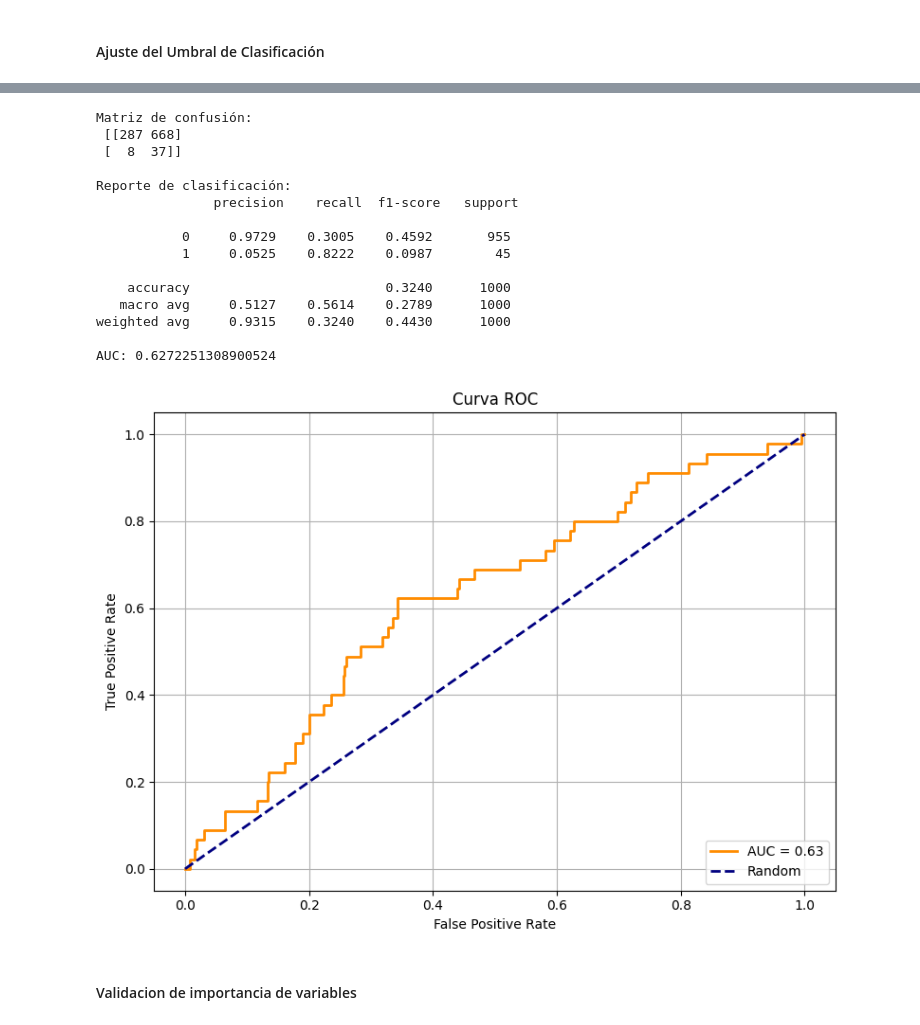
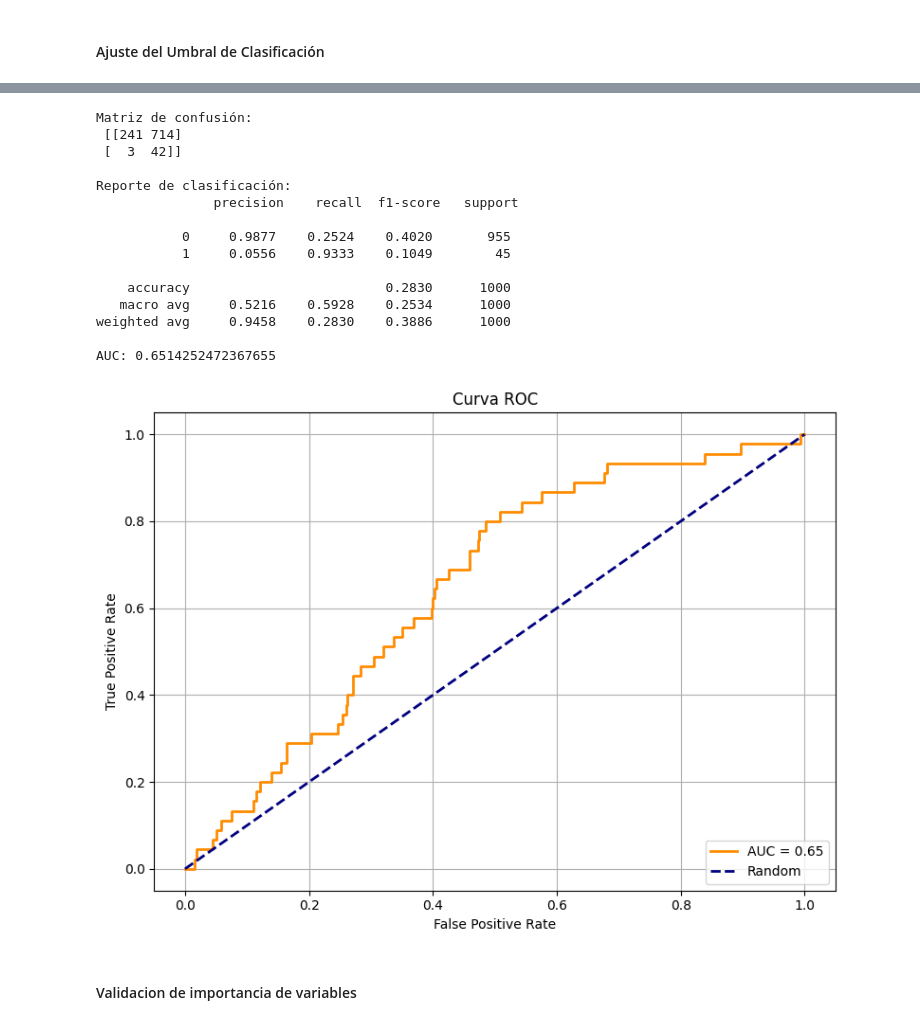
Before and after one commit to Camilabperez/Deteccion-fraude-ML, a Jupyter notebook: training/fraud-detection.ipynb, the cells around one changed output, grey strips where cells are left out. Saved outputs shown, nothing was run; the diff lists cells and outputs as text; code cells hidden in the pictures.

```diff
--- a/training/fraud-detection.ipynb
+++ b/training/fraud-detection.ipynb
@@ -441,15 +441,15 @@ data1['Month'] = data1['Timestamp'].dt.month
 
 # Proporción del monto sobre el saldo
 data1['TransactionAmountRelativeToBalance'] = data1['TransactionAmount'] / data1['AccountBalance']
-
-# (opcional) Si querés eliminar infinitos por divisiones por cero
 data1['TransactionAmountRelativeToBalance'].replace([np.inf, -np.inf], np.nan, inplace=True)
 data1['TransactionAmountRelativeToBalance'].fillna(0, inplace=True)
 
-data1['BalancePostTransaction'] = data1['AccountBalance'] - data1['TransactionAmount']
 data1['IsWeekend'] = data1['DayOfWeek'].isin([5, 6]).astype(int)
 
+data1.drop(['Timestamp','LastLogin', 'TransactionAmount', 'AccountBalance'],axis=1)
 
+label_encoder = LabelEncoder()
+data1['Category'] = label_encoder.fit_transform(data1['Category'])
 data1.head()
 # %% [output]
 |  | FraudIndicator | Category | TransactionAmount | AnomalyScore | Timestamp | MerchantID | Amount | CustomerID | ... |
@@ -462,8 +462,3 @@ data1.head()
 # Se eliminan las columnas que no son relevantes y se separa la variable objetivo en la variable Y
 x_data = data1.drop(['FraudIndicator','Timestamp','LastLogin'],axis=1)
 y_data = data1['FraudIndicator']
-# %%
-# Utiliza LabelEncoder para transformar valores categóricos (como texto) en números
-label_encoder = LabelEncoder()
-x_data['Category'] = label_encoder.fit_transform(x_data['Category'])
-x_data
@@ -572,6 +527,6 @@ scoring_lr = {
 # %%
-param_grid_lr_inicial = [
-    # SMOTE y SVMSMOTE
+param_grid_lr_1 = [
+    # SMOTE y SVMSMOTE, y l2
     {
         'clf__penalty': ['l2'],
         'clf__C': [1.0],
@@ -581,12 +536,15 @@ param_grid_lr_inicial = [
         'clf__fit_intercept': [True],
         'clf__tol': [0.001],
         'scaler': [MinMaxScaler(), RobustScaler(), StandardScaler()],
+        'under': [RandomUnderSampler(sampling_strategy=0.3, random_state=42),
+            InstanceHardnessThreshold(random_state=42),
+            OneSidedSelection(random_state=42)],
         'smote': [SMOTE(), SVMSMOTE()],
         'smote__k_neighbors': [3, 5, 7],
         'smote__sampling_strategy': ['auto', 0.8],
         'smote__random_state': [42]
     },
-    # ADASYN
+    # ADASYN y l1
     {
         'clf__penalty': ['l1'],
         'clf__C': [1.0],
@@ -596,6 +554,12 @@ param_grid_lr_inicial = [
         'clf__fit_intercept': [True],
         'clf__tol': [0.001],
         'scaler': [MinMaxScaler(), RobustScaler(), StandardScaler()],
+        'under': [TomekLinks(),
+            EditedNearestNeighbours(),
+            RepeatedEditedNearestNeighbours(),
+            AllKNN(),
+            NeighbourhoodCleaningRule(),
+            CondensedNearestNeighbour()],
         'smote': [ADASYN()],
         'smote__n_neighbors': [3, 5, 7],
         'smote__sampling_strategy': ['auto', 0.8],
@@ -615,6 +579,7 @@ param_grid_lr_2 = [
         'clf__tol': [0.0001, 0.001],
         'clf__warm_start': [False, True],
         'scaler': [RobustScaler()],
+        'under': [InstanceHardnessThreshold(random_state=42)],
         'smote': [SMOTE()],
         'smote__k_neighbors': [3, 5],
         'smote__sampling_strategy': ['auto'],
@@ -631,8 +596,9 @@ param_grid_lr_2 = [
         'clf__fit_intercept': [True],
         'clf__tol': [0.0001, 0.001],
         'clf__warm_start': [False, True],
-        'clf__dual': [False],  # liblinear acepta dual=True solo para l2
+        'clf__dual': [False],
         'scaler': [RobustScaler()],
+        'under': [InstanceHardnessThreshold(random_state=42)],
         'smote': [SMOTE()],
         'smote__k_neighbors': [3, 5],
         'smote__sampling_strategy': ['auto'],
@@ -645,12 +611,13 @@ param_grid_lr_2 = [
         'clf__C': [0.01, 0.1, 1.0],
         'clf__solver': ['saga'],
         'clf__class_weight': ['balanced', {0:1, 1:3}, {0:1, 1:2}],
-        'clf__l1_ratio': [0.25, 0.5, 0.75],  # Combina l1 y l2
+        'clf__l1_ratio': [0.25, 0.5, 0.75],
         'clf__max_iter': [100, 300],
         'clf__fit_intercept': [True],
         'clf__tol': [0.0001, 0.001],
         'clf__warm_start': [False, True],
         'scaler': [RobustScaler()],
+        'under': [InstanceHardnessThreshold(random_state=42)],
         'smote': [SMOTE()],
         'smote__k_neighbors': [3, 5],
         'smote__sampling_strategy': ['auto'],
@@ -686,7 +653,7 @@ param_grid_lr_3 = [
         'clf__fit_intercept': [True],
         'clf__tol': [0.0001, 0.001],
         'clf__warm_start': [False, True],
-        'clf__dual': [False],  # liblinear acepta dual=True solo para l2
+        'clf__dual': [False],
         'scaler': [RobustScaler()],
         'smote': [SMOTE()],
         'smote__k_neighbors': [4, 5, 6],
@@ -695,7 +662,7 @@ param_grid_lr_3 = [
     }
 ]
 
-param_grid_lr_ajustado = [
+param_grid_lr_4 = [
     {
         'clf__penalty': ['elasticnet'],
         'clf__solver': ['saga'],
@@ -717,9 +684,9 @@ param_grid_lr_ajustado = [
 # %%
 grid_search_lr = GridSearchCV(
     estimator=pipeline_lr,
-    param_grid=param_grid_lr_ajustado,
-    scoring=scoring_lr,
-    refit='f2',
+    param_grid=param_grid_lr_2,
+    scoring=scoring,
+    refit='auc',
     cv=skf_lr,
     verbose=2,
     n_jobs=-1
@@ -766,45 +734,45 @@ best_pipeline = grid_result_lr.best_estimator_
 
 y_proba = best_pipeline.predict_proba(x_data)[:, 1]  # Probabilidad de clase 1
 
-y_pred = (y_proba >= 0.64).astype(int)
+y_pred = (y_proba >= 0.5).astype(int)
 
 print("Matriz de confusión:\n", confusion_matrix(y_data, y_pred))
 print("\nReporte de clasificación:\n", classification_report(y_data, y_pred, digits=4))
 print("AUC:", roc_auc_score(y_data, y_proba))
 
 
 # Calcula la curva ROC
 fpr, tpr, thresholds = roc_curve(y_data, y_proba)
 roc_auc = auc(fpr, tpr)
 
 # Plot
 plt.figure(figsize=(8, 6))
 plt.plot(fpr, tpr, color='darkorange', lw=2, label=f'AUC = {roc_auc:.2f}')
 plt.plot([0, 1], [0, 1], color='navy', lw=2, linestyle='--', label='Random')
 plt.xlabel('False Positive Rate')
 plt.ylabel('True Positive Rate')
 plt.title('Curva ROC')
 plt.legend(loc="lower right")
 plt.grid()
 plt.tight_layout()
 plt.show()
 # %% [output]
 Matriz de confusión:
- [[287 668]
- [  8  37]]
+ [[241 714]
+ [  3  42]]
 
 Reporte de clasificación:
                precision    recall  f1-score   support
 
-           0     0.9729    0.3005    0.4592       955
-           1     0.0525    0.8222    0.0987        45
+           0     0.9877    0.2524    0.4020       955
+           1     0.0556    0.9333    0.1049        45
 
-    accuracy                         0.3240      1000
-   macro avg     0.5127    0.5614    0.2789      1000
-weighted avg     0.9315    0.3240    0.4430      1000
+    accuracy                         0.2830      1000
+   macro avg     0.5216    0.5928    0.2534      1000
+weighted avg     0.9458    0.2830    0.3886      1000
 
-AUC: 0.6272251308900524
+AUC: 0.6514252472367655
-[figure, old version]
+[figure, new version]
 # %% [markdown]
 #### Validacion de importancia de variables
 # %% [markdown]
```
Also changed, not shown: parts of 40 cells of this notebook, 17 other files.
